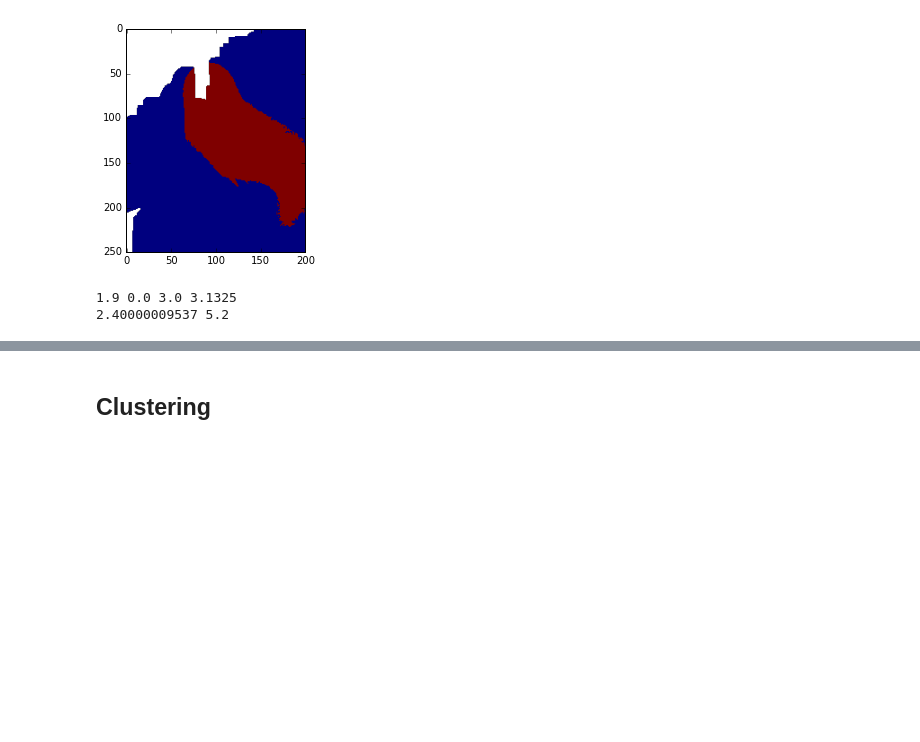
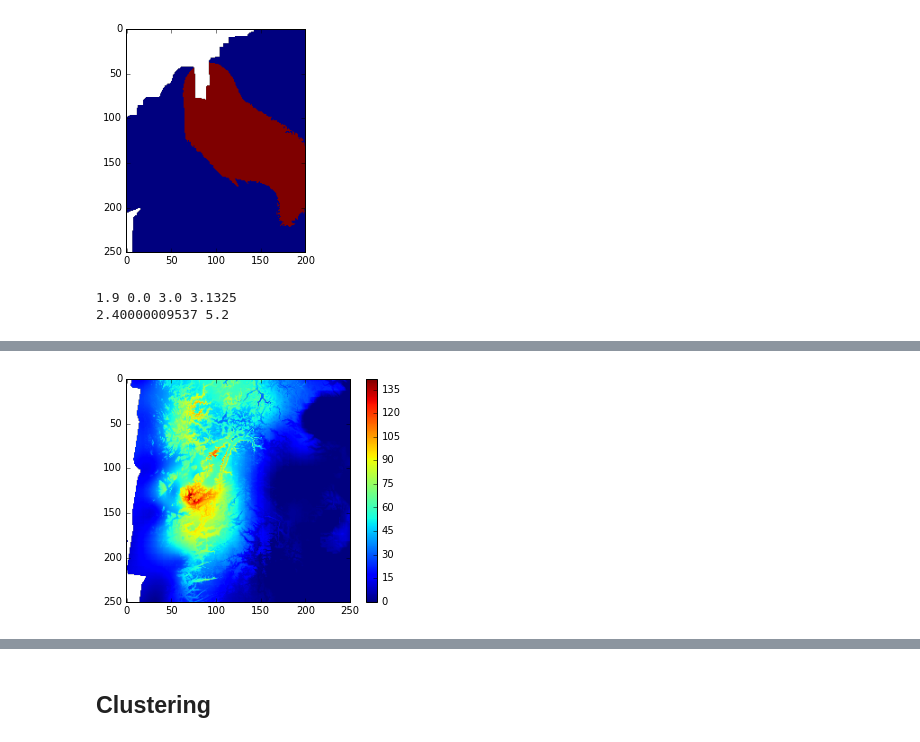
Before and after one commit to kmunve/APS, a Jupyter notebook: aps/notebooks/regional_precipitation_distribution.ipynb, the cells around one changed output, grey strips where cells are left out. Drawn from its saved outputs; the diff is of its cells as text; code cells hidden in the pictures; blank space fills up the shorter version.

```diff
--- a/aps/notebooks/regional_precipitation_distribution.ipynb
+++ b/aps/notebooks/regional_precipitation_distribution.ipynb
@@ -134,0 +181,12 @@ plt.title("The box represents an area of {0} km$^2$".format(window_x*window_y))
+# %%
+# around Hardanger
+x1, x2 = 0, 250
+y1, y2 = 1200, 1450
+
+precip = precip_var[0, y1:y2, x1:x2]
+
+plt.imshow(precip, aspect='equal')
+plt.colorbar()
+plt.show()
+# %% [output]
+[figure, added]
```
Also changed, not shown: parts of 13 cells of this notebook, 2 other files.
